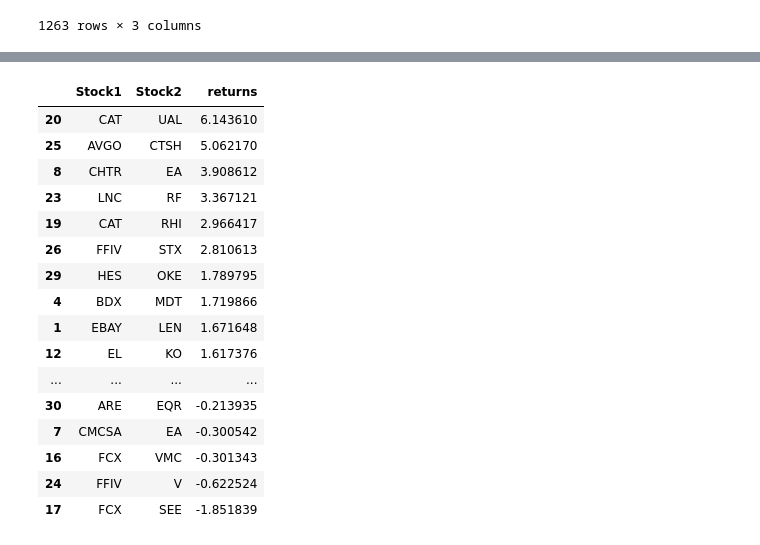
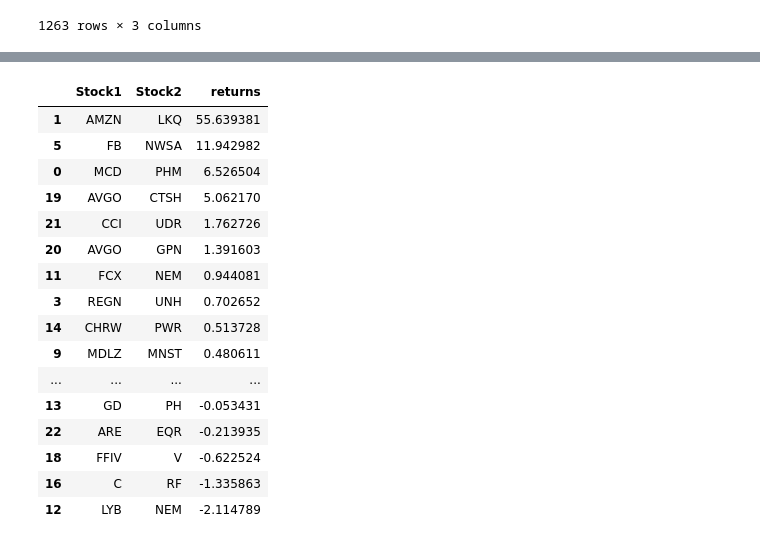
Before and after one commit to NandhithaR/PairsTrading, a Jupyter notebook: TradingSignal-KalmanFilter.ipynb, the cells around one changed output, grey strips where cells are left out. Cells and saved outputs as stored; diff of their text form; code cells hidden in the pictures.

```diff
--- a/TradingSignal-KalmanFilter.ipynb
+++ b/TradingSignal-KalmanFilter.ipynb
@@ -139,7 +139,7 @@ def getTradingSignals(df):
 
         kalmanDf['returns'] = ((kalmanDf[stock1]-kalmanDf[stock1].shift(1))/kalmanDf[stock1].shift(1))*kalmanDf['Buy'].shift(1)+ ((kalmanDf[stock2]-kalmanDf[stock2].shift(1))/kalmanDf[stock2].shift(1))*kalmanDf['Sell'].shift(1)
         kalmanDf['returns'].sum()
-        kalmanDf.to_csv("/Users/nandhitharaghuram/Desktop/temp"+stock1+"_"+stock2+".csv")
+        kalmanDf.to_csv("NewResults/signals_MA5/Sectors/"+stock1+"_"+stock2+".csv")
         returns.append(kalmanDf['returns'].sum())
     return returns, removeIndex
 # %%
@@ -245,23 +227,25 @@ sectorDf
 sectors = sectorDf.columns
 # %%
 ##Consumer Discretionary
-ConsumerDiscretionaryDf = pd.DataFrame([['SBUX','VFC'],['EBAY','LEN'],['EXPE','ULTA']], columns = ['Stock1', 'Stock2'])
-HealthCareDf = pd.DataFrame([['IQV','LLY'],['BDX','MDT'],['BDX','CVS']], columns = ['Stock1', 'Stock2'])
-CommunicationServicesDf = pd.DataFrame([['CMCSA','DIS'],['CMCSA','EA'],['CHTR','EA']], columns = ['Stock1', 'Stock2'])
-UtilitiesDf = pd.DataFrame([['ES','WEC'],['DTE','EIX'],['CMS','XEL']], columns = ['Stock1', 'Stock2'])
-ConsumerStaplesDf = pd.DataFrame([['EL','KO'],['CLX','WBA'],['K','SJM']], columns = ['Stock1', 'Stock2'])
-MaterialsDf = pd.DataFrame([['FCX','MLM'],['FCX','VMC'],['FCX','SEE']], columns = ['Stock1', 'Stock2'])
-IndustrialsDf = pd.DataFrame([['GD','PH'],['CAT','RHI'],['CAT','UAL']], columns = ['Stock1', 'Stock2'])
-FinancialsDf = pd.DataFrame([['C','CMA'],['AMP','AXP'],['LNC','RF']], columns = ['Stock1', 'Stock2'])
-InformationTechnologyDf = pd.DataFrame([['FFIV','V'],['AVGO','CTSH'],['FFIV','STX']], columns = ['Stock1', 'Stock2'])
-EnergyDf = pd.DataFrame([['CVX','MRO'],['APA','OXY'],['HES','OKE']], columns = ['Stock1', 'Stock2'])
-RealEstateDf = pd.DataFrame([['ARE','EQR'],['CCI','ESS'],['CCI','FRT']], columns = ['Stock1', 'Stock2'])
+CommunicationServicesDf = pd.DataFrame([['FB','NWSA'],['FOXA','GOOG']], columns = ['Stock1', 'Stock2'])
+ConsumerDiscretionaryDf = pd.DataFrame([['MCD','PHM'],['AMZN','LKQ']], columns = ['Stock1', 'Stock2'])
+ConsumerStaplesDf = pd.DataFrame([['MDLZ', 'MNST'],['STZ', 'WBA']], columns = ['Stock1', 'Stock2'])
+IndustrialsDf = pd.DataFrame([['GD', 'PH'],['CHRW', 'PWR']], columns = ['Stock1', 'Stock2'])
+FinancialsDf = pd.DataFrame([['C', 'PRU'],['C', 'RF'],['C', 'USB']], columns = ['Stock1', 'Stock2'])
+InformationTechnologyDf = pd.DataFrame([['FFIV', 'V'],['AVGO', 'CTSH'],['AVGO', 'GPN']], columns = ['Stock1', 'Stock2'])
+MaterialsDf = pd.DataFrame([['FCX', 'NEM'],['LYB', 'NEM']], columns = ['Stock1', 'Stock2'])
+HealthCareDf = pd.DataFrame([['CNC', 'MTD'],['REGN', 'UNH'],['HCA', 'UHS']], columns = ['Stock1', 'Stock2'])
+RealEstateDf = pd.DataFrame([['CCI', 'UDR'] ,['ARE', 'EQR']], columns = ['Stock1', 'Stock2'])
+UtilitiesDf = pd.DataFrame([['ES', 'WEC'],['AES', 'NRG']], columns = ['Stock1', 'Stock2'])
 
-sectors = ['ConsumerDiscretionaryDf','HealthCareDf','CommunicationServicesDf','UtilitiesDf','ConsumerStaplesDf',
-           'MaterialsDf','IndustrialsDf','FinancialsDf','InformationTechnologyDf','EnergyDf','RealEstateDf']
+# EnergyDf = pd.DataFrame([['CVX','MRO'],['APA','OXY'],['HES','OKE']], columns = ['Stock1', 'Stock2'])
+
+
+# sectors = ['ConsumerDiscretionaryDf','HealthCareDf','CommunicationServicesDf','UtilitiesDf','ConsumerStaplesDf',
+#            'MaterialsDf','IndustrialsDf','FinancialsDf','InformationTechnologyDf','EnergyDf','RealEstateDf']
 # %%
 sectorDf = pd.concat([ConsumerDiscretionaryDf, HealthCareDf, CommunicationServicesDf, UtilitiesDf,ConsumerStaplesDf,
-                     MaterialsDf,IndustrialsDf, FinancialsDf, InformationTechnologyDf, EnergyDf, RealEstateDf ])
+                     MaterialsDf,IndustrialsDf, FinancialsDf, InformationTechnologyDf, RealEstateDf ])
 sectorDf
 # %% [output]
 |  | Stock1 | Stock2 |
@@ -356,2 +322,2 @@ sectorDf1
 # %%
-sectorDf1['returns'] = returns
+sectorDf['returns'] = returns
@@ -380,20 +346,20 @@ sectorDf1.to_csv("NewResults/signals_MA5/sectorDF.csv")
 # %%
-sectorDf1.sort_values(by = 'returns', ascending = False)
+sectorDf.sort_values(by = 'returns', ascending = False)
 # %% [output]
 |  | Stock1 | Stock2 | returns |
-| 20 | CAT | UAL | 6.143610 |
-| 25 | AVGO | CTSH | 5.062170 |
-| 8 | CHTR | EA | 3.908612 |
-| 23 | LNC | RF | 3.367121 |
-| 19 | CAT | RHI | 2.966417 |
-| 26 | FFIV | STX | 2.810613 |
-| 29 | HES | OKE | 1.789795 |
-| 4 | BDX | MDT | 1.719866 |
-| 1 | EBAY | LEN | 1.671648 |
-| 12 | EL | KO | 1.617376 |
+| 1 | AMZN | LKQ | 55.639381 |
+| 5 | FB | NWSA | 11.942982 |
+| 0 | MCD | PHM | 6.526504 |
+| 19 | AVGO | CTSH | 5.062170 |
+| 21 | CCI | UDR | 1.762726 |
+| 20 | AVGO | GPN | 1.391603 |
+| 11 | FCX | NEM | 0.944081 |
+| 3 | REGN | UNH | 0.702652 |
+| 14 | CHRW | PWR | 0.513728 |
+| 9 | MDLZ | MNST | 0.480611 |
 | ... | ... | ... | ... |
-| 30 | ARE | EQR | -0.213935 |
-| 7 | CMCSA | EA | -0.300542 |
-| 16 | FCX | VMC | -0.301343 |
-| 24 | FFIV | V | -0.622524 |
-| 17 | FCX | SEE | -1.851839 |
+| 13 | GD | PH | -0.053431 |
+| 22 | ARE | EQR | -0.213935 |
+| 18 | FFIV | V | -0.622524 |
+| 16 | C | RF | -1.335863 |
+| 12 | LYB | NEM | -2.114789 |
```
Also changed, not shown: parts of 11 cells of this notebook.
